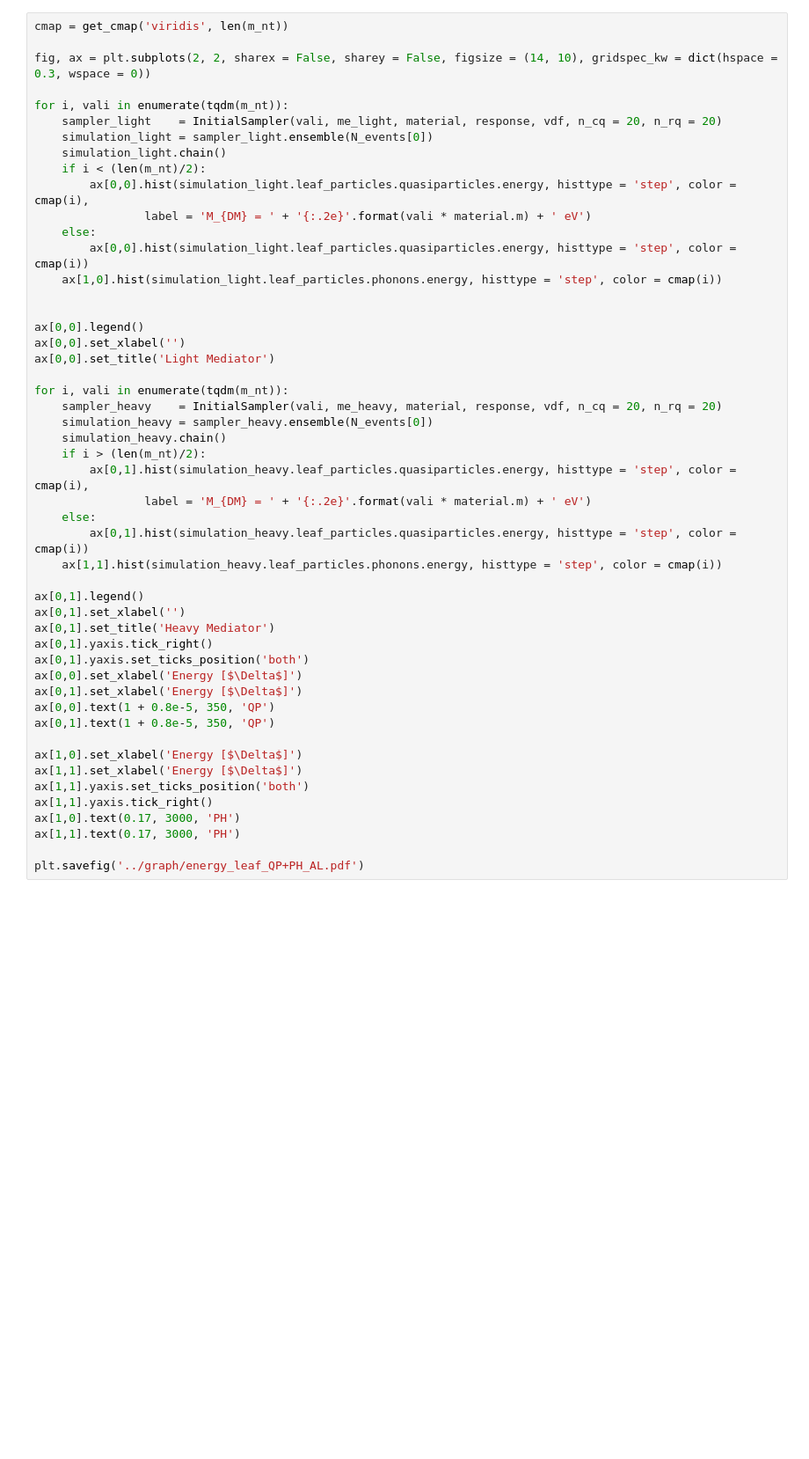
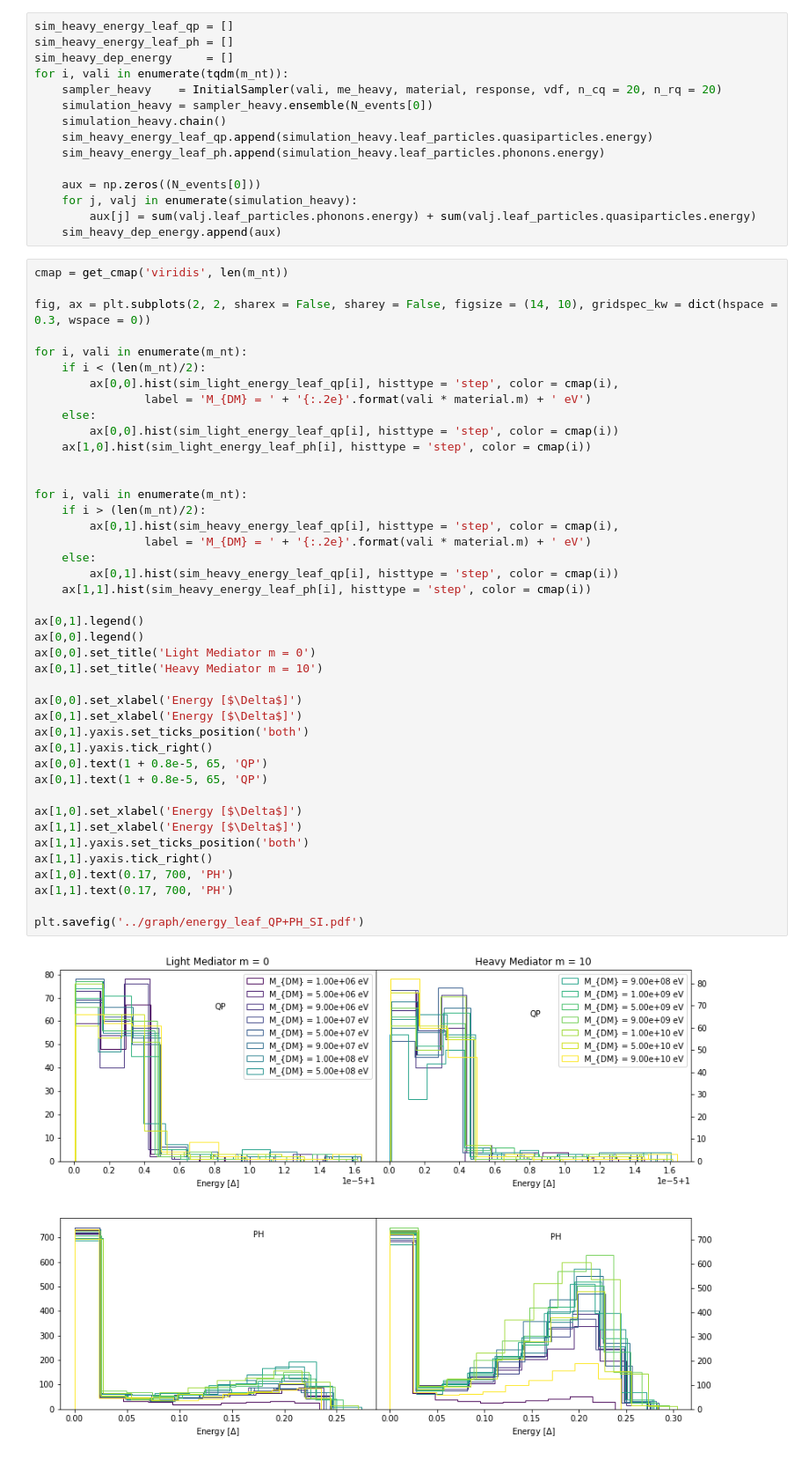
Before and after one commit to Martindelosrios/DMDD, a Jupyter notebook: codes/Energy.ipynb, the cells around one changed output. Shown: that part at 88% size. Saved outputs shown, nothing was run; the diff lists cells and outputs as text; blank space fills up the shorter version.

```diff
--- a/codes/Energy.ipynb
+++ b/codes/Energy.ipynb
@@ -41,50 +67,59 @@ N_events = np.array( [50, 100] ) # Numero de eventos observados
+# %%
+sim_heavy_energy_leaf_qp = []
+sim_heavy_energy_leaf_ph = []
+sim_heavy_dep_energy     = []
+for i, vali in enumerate(tqdm(m_nt)):
+    sampler_heavy    = InitialSampler(vali, me_heavy, material, response, vdf, n_cq = 20, n_rq = 20)
+    simulation_heavy = sampler_heavy.ensemble(N_events[0])
+    simulation_heavy.chain()
+    sim_heavy_energy_leaf_qp.append(simulation_heavy.leaf_particles.quasiparticles.energy)
+    sim_heavy_energy_leaf_ph.append(simulation_heavy.leaf_particles.phonons.energy)
+
+    aux = np.zeros((N_events[0]))
+    for j, valj in enumerate(simulation_heavy):
+        aux[j] = sum(valj.leaf_particles.phonons.energy) + sum(valj.leaf_particles.quasiparticles.energy)
+    sim_heavy_dep_energy.append(aux)
 # %%
 cmap = get_cmap('viridis', len(m_nt))
 
 fig, ax = plt.subplots(2, 2, sharex = False, sharey = False, figsize = (14, 10), gridspec_kw = dict(hspace = 0.3, wspace = 0))
 
-for i, vali in enumerate(tqdm(m_nt)):
-    sampler_light    = InitialSampler(vali, me_light, material, response, vdf, n_cq = 20, n_rq = 20)
-    simulation_light = sampler_light.ensemble(N_events[0])
-    simulation_light.chain()
+for i, vali in enumerate(m_nt):
     if i < (len(m_nt)/2):
-        ax[0,0].hist(simulation_light.leaf_particles.quasiparticles.energy, histtype = 'step', color = cmap(i),
+        ax[0,0].hist(sim_light_energy_leaf_qp[i], histtype = 'step', color = cmap(i),
                 label = 'M_{DM} = ' + '{:.2e}'.format(vali * material.m) + ' eV')
     else:
-        ax[0,0].hist(simulation_light.leaf_particles.quasiparticles.energy, histtype = 'step', color = cmap(i))
-    ax[1,0].hist(simulation_light.leaf_particles.phonons.energy, histtype = 'step', color = cmap(i))
+        ax[0,0].hist(sim_light_energy_leaf_qp[i], histtype = 'step', color = cmap(i))
+    ax[1,0].hist(sim_light_energy_leaf_ph[i], histtype = 'step', color = cmap(i))
 
 
-ax[0,0].legend()
-ax[0,0].set_xlabel('')
-ax[0,0].set_title('Light Mediator')
-
-for i, vali in enumerate(tqdm(m_nt)):
-    sampler_heavy    = InitialSampler(vali, me_heavy, material, response, vdf, n_cq = 20, n_rq = 20)
-    simulation_heavy = sampler_heavy.ensemble(N_events[0])
-    simulation_heavy.chain()
+for i, vali in enumerate(m_nt):
     if i > (len(m_nt)/2):
-        ax[0,1].hist(simulation_heavy.leaf_particles.quasiparticles.energy, histtype = 'step', color = cmap(i),
+        ax[0,1].hist(sim_heavy_energy_leaf_qp[i], histtype = 'step', color = cmap(i),
                 label = 'M_{DM} = ' + '{:.2e}'.format(vali * material.m) + ' eV')
     else:
-        ax[0,1].hist(simulation_heavy.leaf_particles.quasiparticles.energy, histtype = 'step', color = cmap(i))
-    ax[1,1].hist(simulation_heavy.leaf_particles.phonons.energy, histtype = 'step', color = cmap(i))
+        ax[0,1].hist(sim_heavy_energy_leaf_qp[i], histtype = 'step', color = cmap(i))
+    ax[1,1].hist(sim_heavy_energy_leaf_ph[i], histtype = 'step', color = cmap(i))
 
 ax[0,1].legend()
-ax[0,1].set_xlabel('')
-ax[0,1].set_title('Heavy Mediator')
-ax[0,1].yaxis.tick_right()
-ax[0,1].yaxis.set_ticks_position('both')
+ax[0,0].legend()
+ax[0,0].set_title('Light Mediator m = 0')
+ax[0,1].set_title('Heavy Mediator m = 10')
+
 ax[0,0].set_xlabel('Energy [$\Delta$]')
 ax[0,1].set_xlabel('Energy [$\Delta$]')
-ax[0,0].text(1 + 0.8e-5, 350, 'QP')
-ax[0,1].text(1 + 0.8e-5, 350, 'QP')
+ax[0,1].yaxis.set_ticks_position('both')
+ax[0,1].yaxis.tick_right()
+ax[0,0].text(1 + 0.8e-5, 65, 'QP')
+ax[0,1].text(1 + 0.8e-5, 65, 'QP')
 
 ax[1,0].set_xlabel('Energy [$\Delta$]')
 ax[1,1].set_xlabel('Energy [$\Delta$]')
 ax[1,1].yaxis.set_ticks_position('both')
 ax[1,1].yaxis.tick_right()
-ax[1,0].text(0.17, 3000, 'PH')
-ax[1,1].text(0.17, 3000, 'PH')
+ax[1,0].text(0.17, 700, 'PH')
+ax[1,1].text(0.17, 700, 'PH')
 
-plt.savefig('../graph/energy_leaf_QP+PH_AL.pdf')
+plt.savefig('../graph/energy_leaf_QP+PH_SI.pdf')
+# %% [output]
+[figure, added]
```
Also changed, not shown: parts of 6 cells of this notebook.
